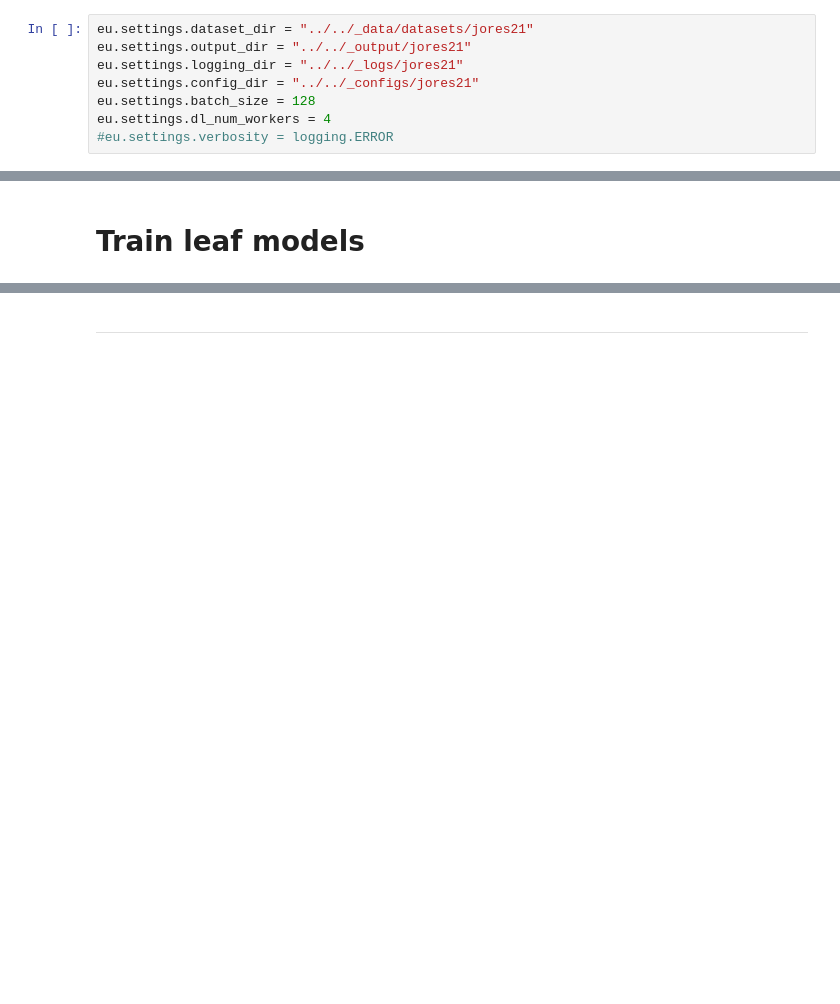
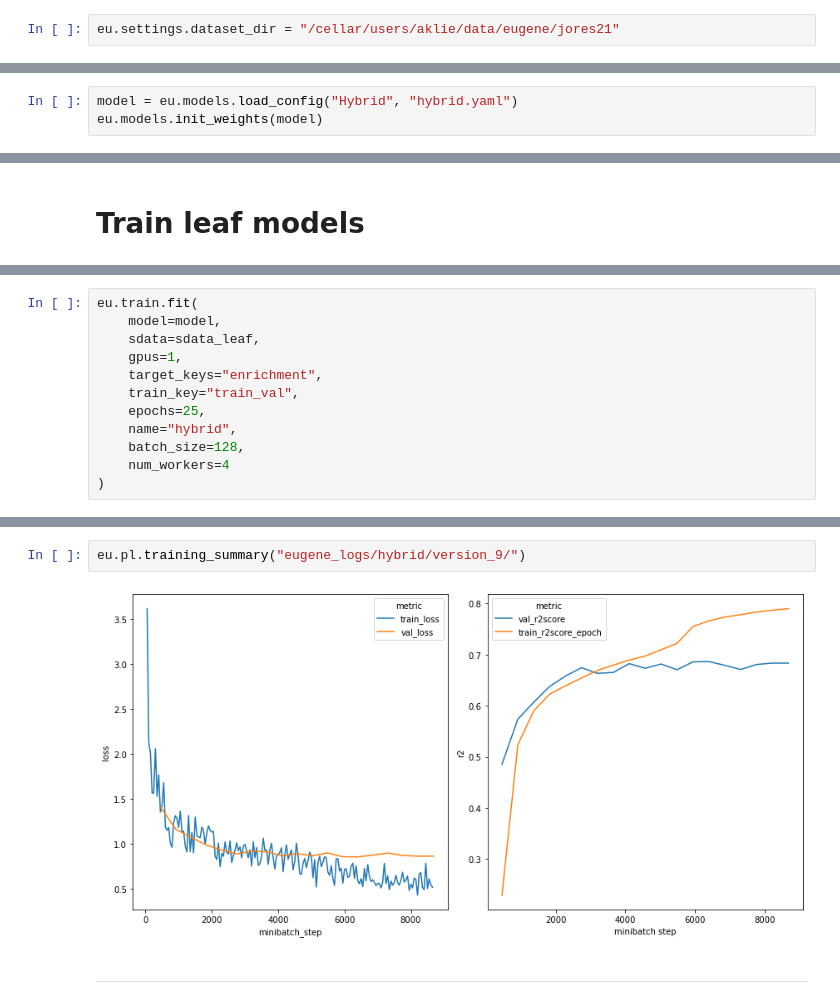
Before and after one commit to ML4GLand/EUGenE_use_cases, a Jupyter notebook: jores21/train.ipynb, the cells around one changed output, grey strips where cells are left out. Saved outputs shown, nothing was run; the diff lists cells and outputs as text; blank space fills up the shorter version.

Commit message:
jores21 again with new motif conv add

```diff
--- a/jores21/train.ipynb
+++ b/jores21/train.ipynb
@@ -24,8 +22,2 @@ Global seed set to 13
-# %%
-eu.settings.dataset_dir = "../../_data/datasets/jores21"
-eu.settings.output_dir = "../../_output/jores21"
-eu.settings.logging_dir = "../../_logs/jores21"
-eu.settings.config_dir = "../../_configs/jores21"
-eu.settings.batch_size = 128
-eu.settings.dl_num_workers = 4
-#eu.settings.verbosity = logging.ERROR
+# %%
+eu.settings.dataset_dir = "/cellar/users/aklie/data/eugene/jores21"
@@ -96,0 +60,3 @@ def prep_new_model(
+# %%
+model = eu.models.load_config("Hybrid", "hybrid.yaml")
+eu.models.init_weights(model)
@@ -228,0 +95,12 @@ sdata_combined_sub.write_h5sd(os.path.join(eu.settings.output_dir, "combined_tra
+# %%
+eu.train.fit(
+    model=model,
+    sdata=sdata_leaf,
+    gpus=1,
+    target_keys="enrichment",
+    train_key="train_val",
+    epochs=25,
+    name="hybrid",
+    batch_size=128,
+    num_workers=4
+)
@@ -229,3 +132,7 @@ sdata_combined_sub.write_h5sd(os.path.join(eu.settings.output_dir, "combined_tra
+# %%
+eu.pl.training_summary("eugene_logs/hybrid/version_9/")
+# %% [output]
+[figure, added]
 # %% [markdown]
 ---
 # %% [markdown]
```
Also changed, not shown: parts of 23 cells of this notebook, 1 other file.
